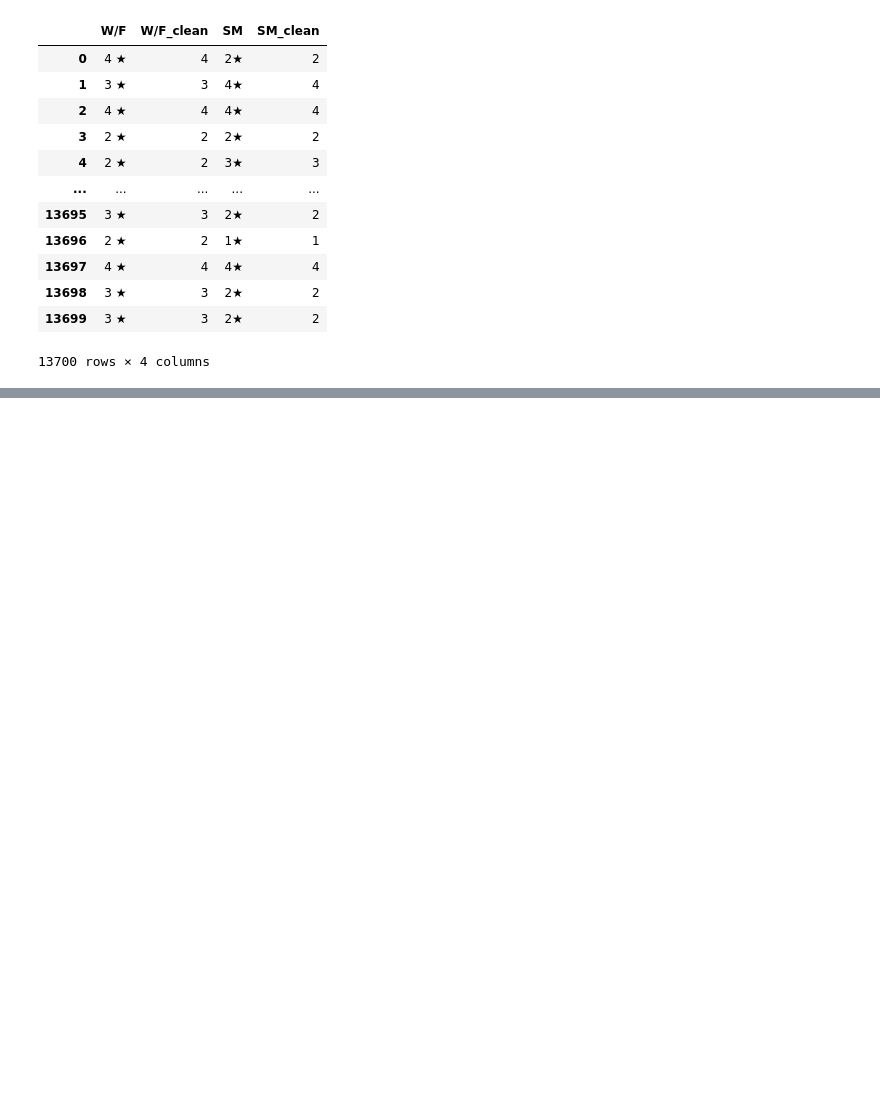
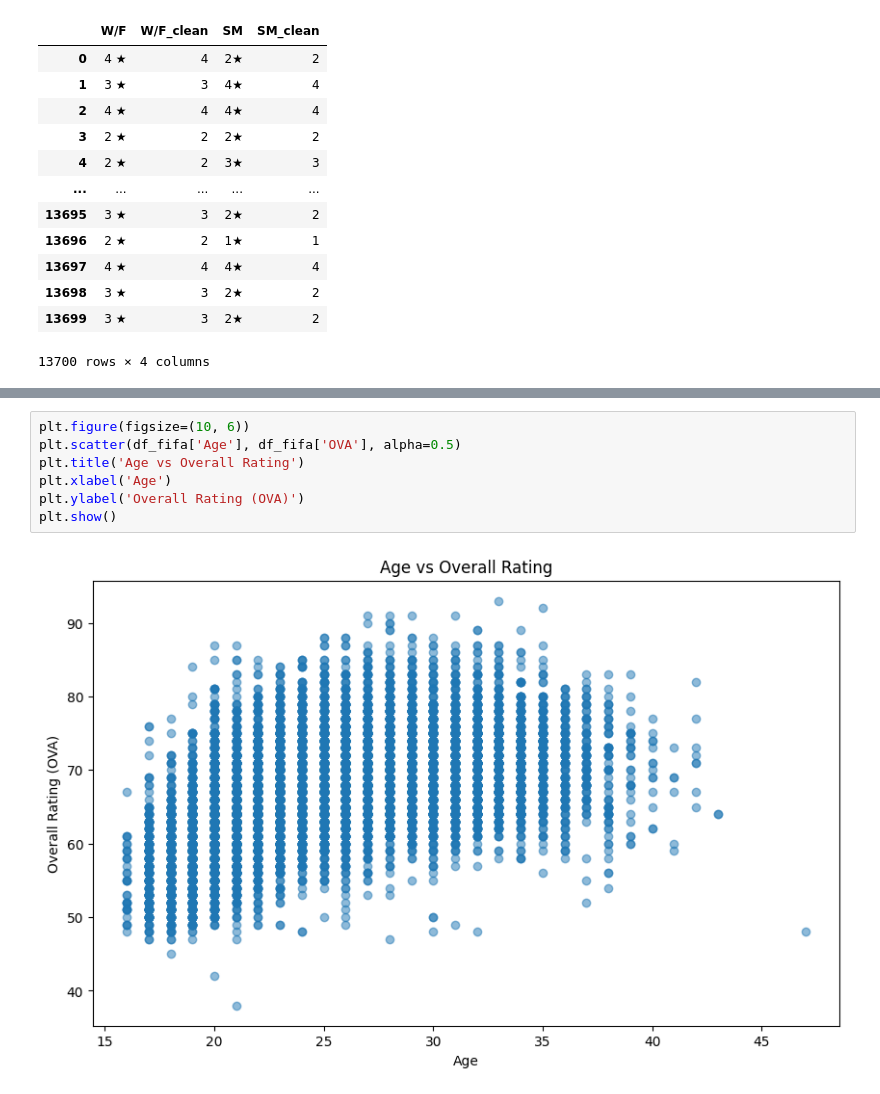
Before and after one commit to marcoandresv/fifa_exercise, a Jupyter notebook: Ejercicios_fifa_Limpieza_analisis_datos.ipynb, the cells around one changed output, grey strips where cells are left out. Saved outputs shown, nothing was run; the diff lists cells and outputs as text; blank space fills up the shorter version.

```diff
--- a/Ejercicios_fifa_Limpieza_analisis_datos.ipynb
+++ b/Ejercicios_fifa_Limpieza_analisis_datos.ipynb
@@ -157,0 +330,9 @@ df_fifa[["W/F", "W/F_clean", "SM", "SM_clean"]]
+# %%
+plt.figure(figsize=(10, 6))
+plt.scatter(df_fifa['Age'], df_fifa['OVA'], alpha=0.5)
+plt.title('Age vs Overall Rating')
+plt.xlabel('Age')
+plt.ylabel('Overall Rating (OVA)')
+plt.show()
+# %% [output]
+[figure, added]
```
Also changed, not shown: parts of 17 cells of this notebook.
